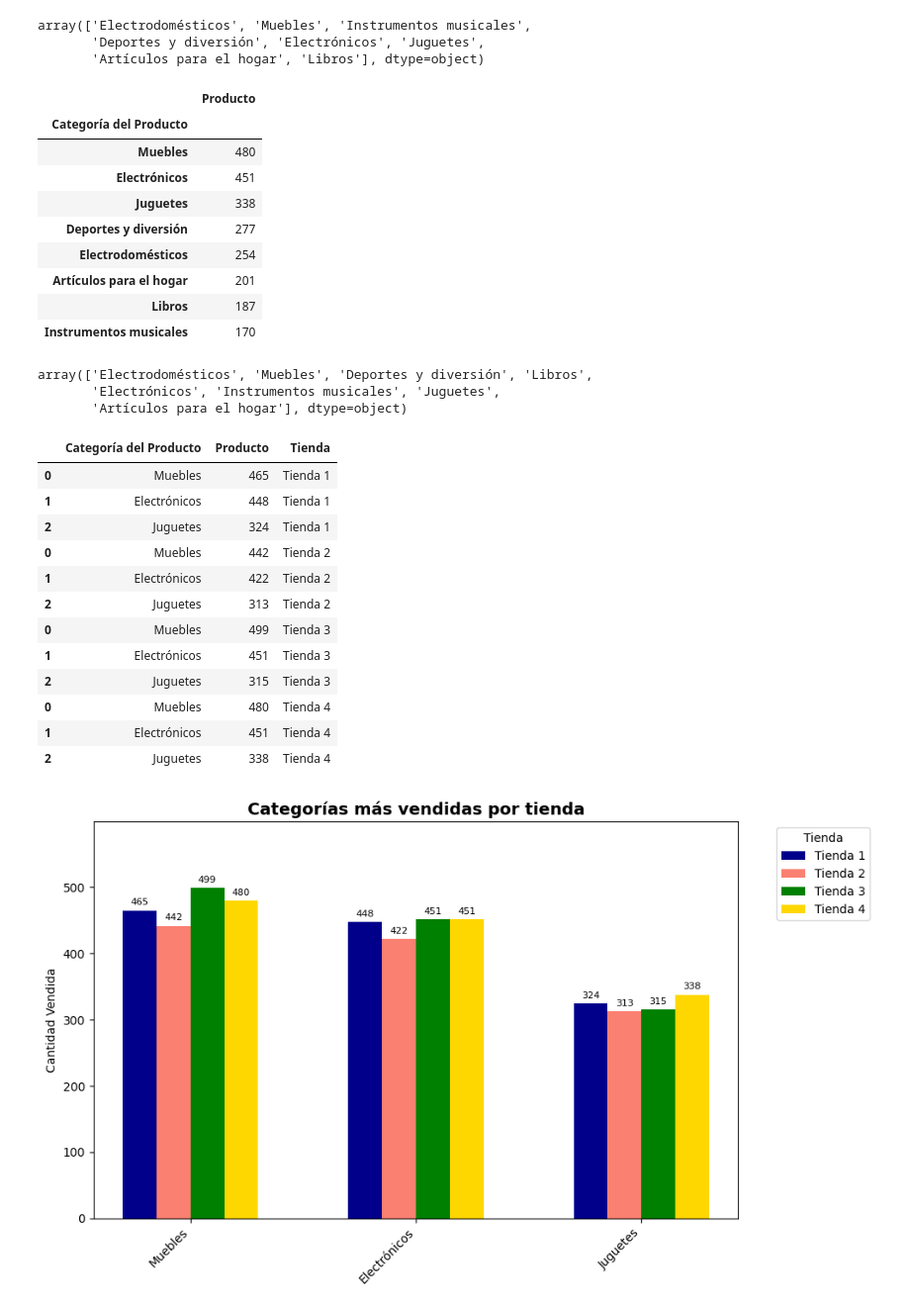
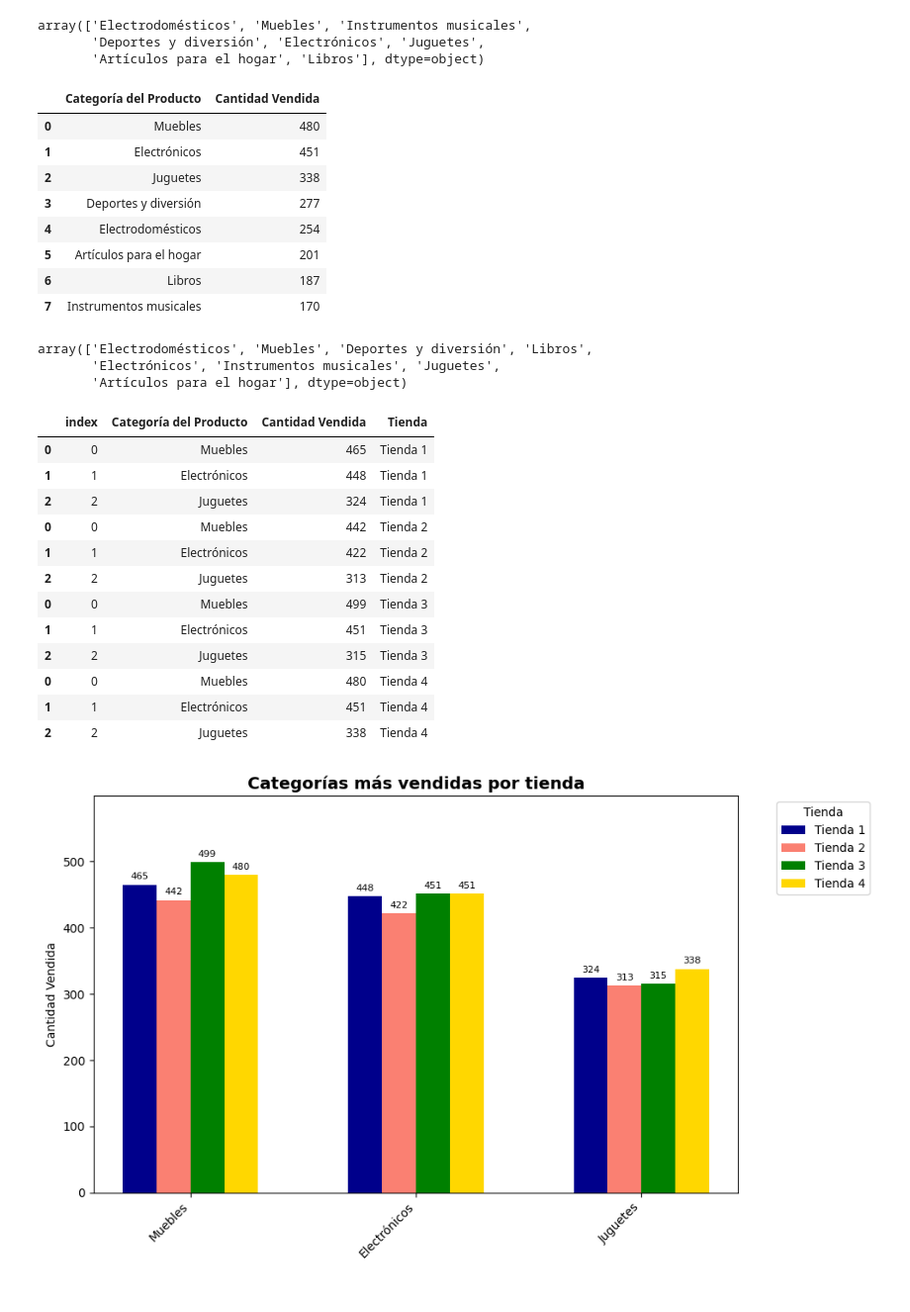
Before and after one commit to JGP-Code/Challenge_Alura_Store_Colab, a Jupyter notebook: AluraStoreLatam.ipynb, the cells around one changed output. Shown: that part at 99% size. Cells and saved outputs as stored; diff of their text form; code cells hidden in the pictures.

```diff
--- a/AluraStoreLatam.ipynb
+++ b/AluraStoreLatam.ipynb
@@ -106,6 +106,6 @@ plt.show()
 # %% [markdown]
 Calcular la cantidad de productos vendidos por categoría en cada tienda. La idea es agrupar los datos por categoría y contar el número de ventas de cada tipo, mostrando las categorías más populares de cada tienda.
 # %%
-mas_vend_t1 = tienda.groupby('Categoría del Producto')[['Producto']].count().sort_values(by = 'Producto',ascending = False)
+mas_vend_t1 = tienda.groupby('Categoría del Producto')[['Producto']].count().sort_values(by = 'Producto',ascending = False).rename(columns={'Producto': 'Cantidad Vendida'}).reset_index()
 mas_vend_t1
 # %% [output]
@@ -126,6 +125,6 @@ array(['Electrónicos', 'Muebles', 'Juguetes', 'Electrodomésticos',
        'Artículos para el hogar', 'Deportes y diversión', 'Libros',
        'Instrumentos musicales'], dtype=object)
 # %%
-mas_vend_t2 = tienda2.groupby('Categoría del Producto')[['Producto']].count().sort_values(by = 'Producto',ascending = False)
+mas_vend_t2 = tienda2.groupby('Categoría del Producto')[['Producto']].count().sort_values(by = 'Producto',ascending = False).rename(columns={'Producto': 'Cantidad Vendida'}).reset_index()
 mas_vend_t2
 # %% [output]
@@ -146,6 +144,6 @@ array(['Muebles', 'Instrumentos musicales', 'Deportes y diversión',
        'Electrónicos', 'Artículos para el hogar', 'Juguetes',
        'Electrodomésticos', 'Libros'], dtype=object)
 # %%
-mas_vend_t3 = tienda3.groupby('Categoría del Producto')[['Producto']].count().sort_values(by = 'Producto',ascending = False)
+mas_vend_t3 = tienda3.groupby('Categoría del Producto')[['Producto']].count().sort_values(by = 'Producto',ascending = False).rename(columns={'Producto': 'Cantidad Vendida'}).reset_index()
 mas_vend_t3
 # %% [output]
@@ -166,19 +163,18 @@ array(['Electrodomésticos', 'Muebles', 'Instrumentos musicales',
        'Deportes y diversión', 'Electrónicos', 'Juguetes',
        'Artículos para el hogar', 'Libros'], dtype=object)
 # %%
-mas_vend_t4 = tienda4.groupby('Categoría del Producto')[['Producto']].count().sort_values(by = 'Producto',ascending = False)
+mas_vend_t4 = tienda4.groupby('Categoría del Producto')[['Producto']].count().sort_values(by = 'Producto',ascending = False).rename(columns={'Producto': 'Cantidad Vendida'}).reset_index()
 mas_vend_t4
 # %% [output]
-|  | Producto |
-| Categoría del Producto |  |
-| Muebles | 480 |
-| Electrónicos | 451 |
-| Juguetes | 338 |
-| Deportes y diversión | 277 |
-| Electrodomésticos | 254 |
-| Artículos para el hogar | 201 |
-| Libros | 187 |
-| Instrumentos musicales | 170 |
+|  | Categoría del Producto | Cantidad Vendida |
+| 0 | Muebles | 480 |
+| 1 | Electrónicos | 451 |
+| 2 | Juguetes | 338 |
+| 3 | Deportes y diversión | 277 |
+| 4 | Electrodomésticos | 254 |
+| 5 | Artículos para el hogar | 201 |
+| 6 | Libros | 187 |
+| 7 | Instrumentos musicales | 170 |
 # %%
 tienda4['Categoría del Producto'].unique()
 # %% [output]
@@ -187,37 +183,37 @@ array(['Electrodomésticos', 'Muebles', 'Deportes y diversión', 'Libros',
        'Artículos para el hogar'], dtype=object)
 # %%
 # Asegúrate de que cada DataFrame tenga columnas bien definidas
-mas_vend_t1 = mas_vend_t1.reset_index()
-mas_vend_t2 = mas_vend_t2.reset_index()
-mas_vend_t3 = mas_vend_t3.reset_index()
-mas_vend_t4 = mas_vend_t4.reset_index()
+mas_catvend_t1 = mas_vend_t1.reset_index()
+mas_catvend_t2 = mas_vend_t2.reset_index()
+mas_catvend_t3 = mas_vend_t3.reset_index()
+mas_catvend_t4 = mas_vend_t4.reset_index()
 
-mas_vend_t1['Tienda'] = 'Tienda 1'
-mas_vend_t2['Tienda'] = 'Tienda 2'
-mas_vend_t3['Tienda'] = 'Tienda 3'
-mas_vend_t4['Tienda'] = 'Tienda 4'
+mas_catvend_t1['Tienda'] = 'Tienda 1'
+mas_catvend_t2['Tienda'] = 'Tienda 2'
+mas_catvend_t3['Tienda'] = 'Tienda 3'
+mas_catvend_t4['Tienda'] = 'Tienda 4'
 
 cat_mas_ventas = pd.concat([
-    mas_vend_t1.head(3),
-    mas_vend_t2.head(3),
-    mas_vend_t3.head(3),
-    mas_vend_t4.head(3)
+    mas_catvend_t1.head(3),
+    mas_catvend_t2.head(3),
+    mas_catvend_t3.head(3),
+    mas_catvend_t4.head(3)
 ])
 cat_mas_ventas
 # %% [output]
-|  | Categoría del Producto | Producto | Tienda |
-| 0 | Muebles | 465 | Tienda 1 |
-| 1 | Electrónicos | 448 | Tienda 1 |
-| 2 | Juguetes | 324 | Tienda 1 |
-| 0 | Muebles | 442 | Tienda 2 |
-| 1 | Electrónicos | 422 | Tienda 2 |
-| 2 | Juguetes | 313 | Tienda 2 |
-| 0 | Muebles | 499 | Tienda 3 |
-| 1 | Electrónicos | 451 | Tienda 3 |
-| 2 | Juguetes | 315 | Tienda 3 |
-| 0 | Muebles | 480 | Tienda 4 |
-| 1 | Electrónicos | 451 | Tienda 4 |
-| 2 | Juguetes | 338 | Tienda 4 |
+|  | index | Categoría del Producto | Cantidad Vendida | Tienda |
+| 0 | 0 | Muebles | 465 | Tienda 1 |
+| 1 | 1 | Electrónicos | 448 | Tienda 1 |
+| 2 | 2 | Juguetes | 324 | Tienda 1 |
+| 0 | 0 | Muebles | 442 | Tienda 2 |
+| 1 | 1 | Electrónicos | 422 | Tienda 2 |
+| 2 | 2 | Juguetes | 313 | Tienda 2 |
+| 0 | 0 | Muebles | 499 | Tienda 3 |
+| 1 | 1 | Electrónicos | 451 | Tienda 3 |
+| 2 | 2 | Juguetes | 315 | Tienda 3 |
+| 0 | 0 | Muebles | 480 | Tienda 4 |
+| 1 | 1 | Electrónicos | 451 | Tienda 4 |
+| 2 | 2 | Juguetes | 338 | Tienda 4 |
 # %%
 #Gráfico para más ventas por categoria en todas las tiendas
 import matplotlib.pyplot as plt
```
Also changed, not shown: parts of 20 cells of this notebook.
